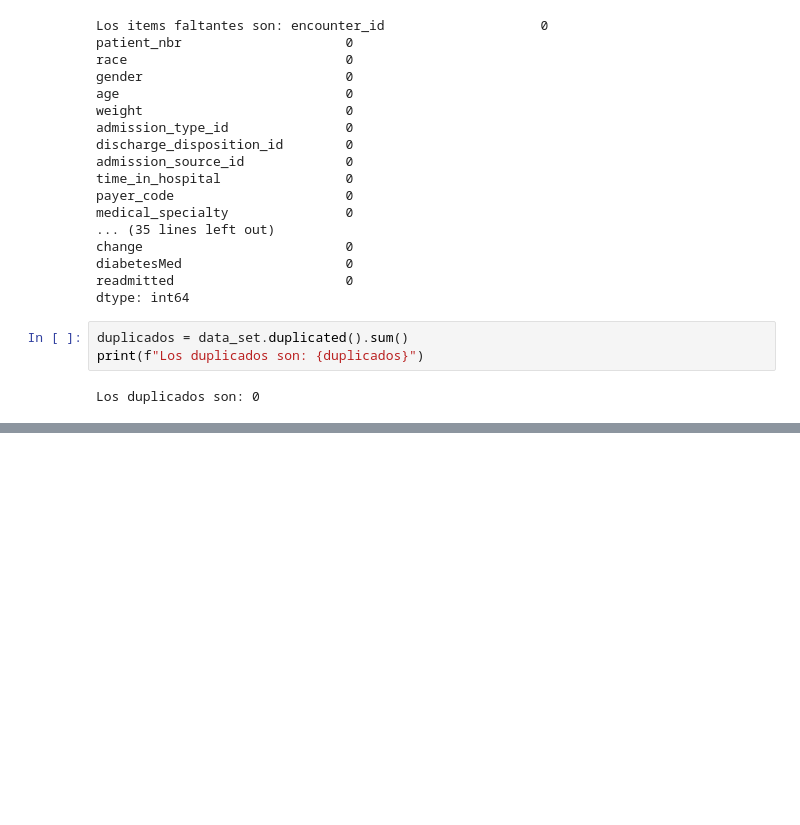
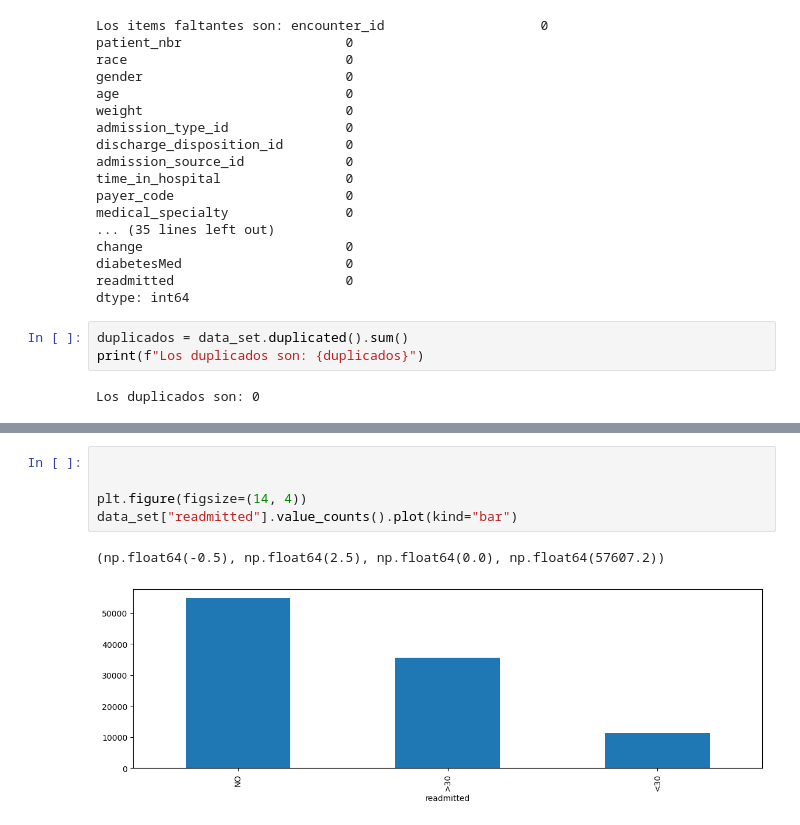
Before and after one commit to reimondezmariano/AdD_Trabajo_Final, a Jupyter notebook: Trabajo_final.ipynb, the cells around one changed output, grey strips where cells are left out. Drawn from its saved outputs; the diff is of its cells as text; blank space fills up the shorter version.

```diff
--- a/Trabajo_final.ipynb
+++ b/Trabajo_final.ipynb
@@ -74,0 +163,8 @@ Los duplicados son: 0
+# %%
+
+
+plt.figure(figsize=(14, 4))
+data_set["readmitted"].value_counts().plot(kind="bar")
+# %% [output]
+(np.float64(-0.5), np.float64(2.5), np.float64(0.0), np.float64(57607.2))
+[figure, added]
```
Also changed, not shown: parts of 12 cells of this notebook.
